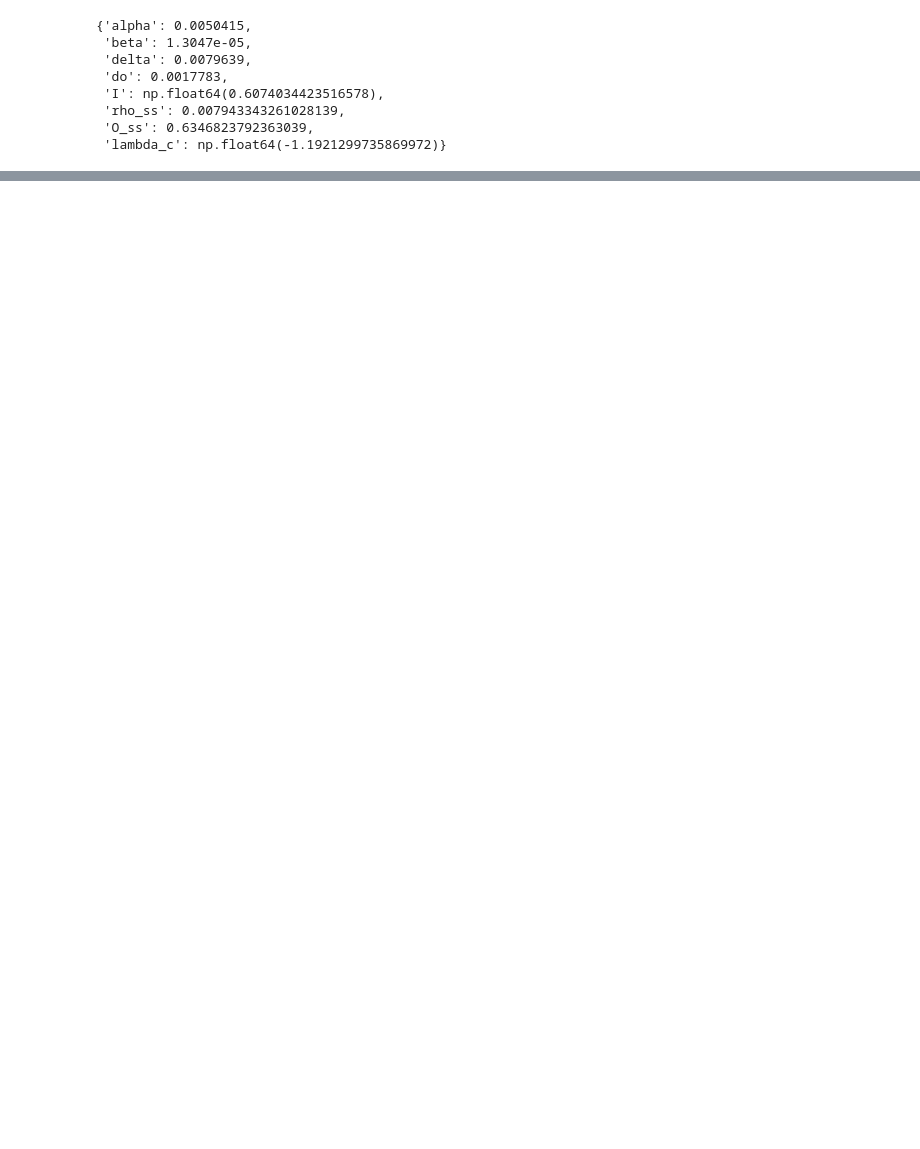
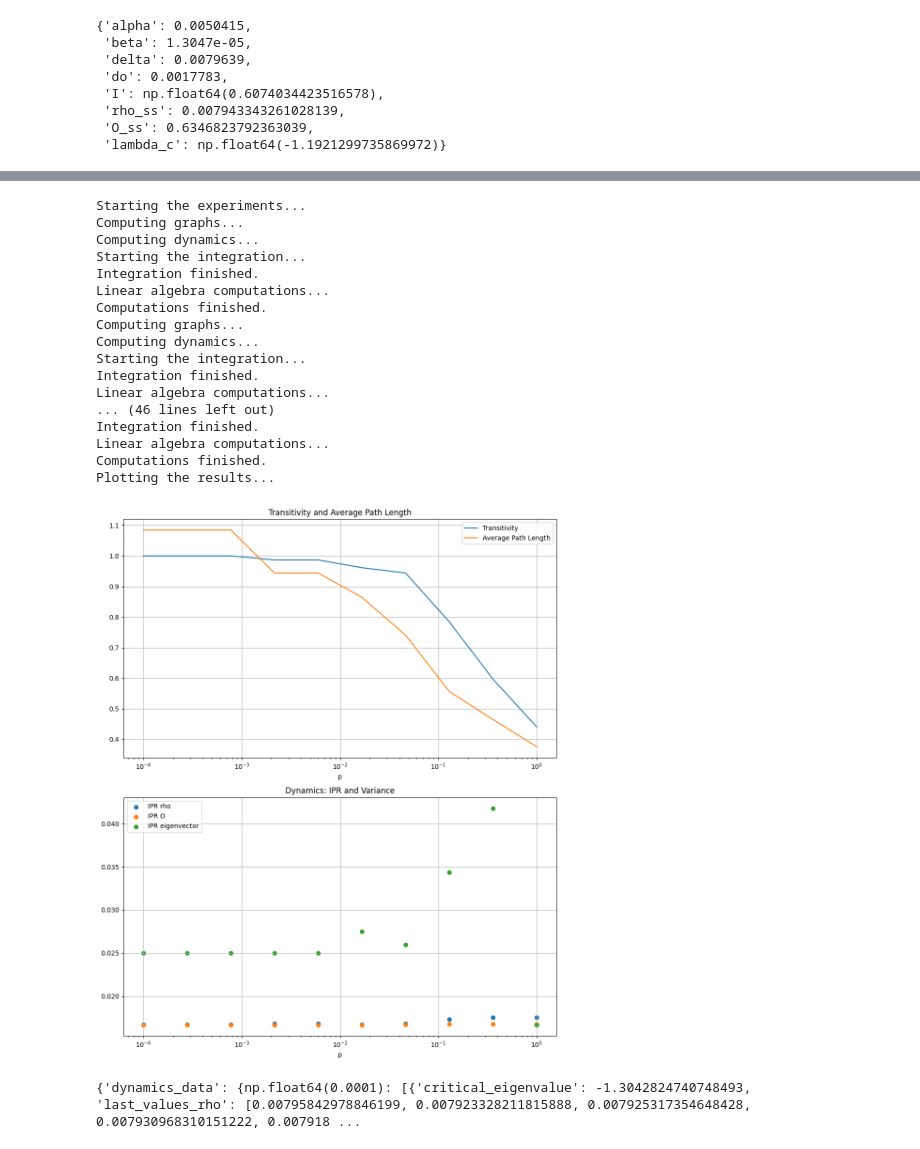
Before and after one commit to ChristianJFG/small_world_criminality, a Jupyter notebook: pipeline.ipynb, the cells around one changed output, grey strips where cells are left out. Drawn from its saved outputs; the diff is of its cells as text; code cells hidden in the pictures; blank space fills up the shorter version.

```diff
--- a/pipeline.ipynb
+++ b/pipeline.ipynb
@@ -68,7 +68,7 @@ def get_dynamics(graph, params, plot=False):
 
     # Time span
     t_span = (0, 1000)
-    t_eval = np.linspace(*t_span, 1000)
+    t_eval = np.linspace(*t_span, 100)
 
     # Solve the system of ODEs
     print("Starting the integration...")
@@ -97,7 +97,7 @@ def get_dynamics(graph, params, plot=False):
     critical_eigenvector = eigenvectors[:, index_lambda_c]
 
 
-    print("Finished computations.")
+
 
     if plot:
 
@@ -139,21 +139,28 @@ def get_dynamics(graph, params, plot=False):
     ipr_O = np.sum(last_values_O**4) / (np.sum(last_values_O**2)**2)
     ipr_eigenvector = np.sum(critical_eigenvector**4) / (np.sum(critical_eigenvector**2)**2)
 
+    # Network average degree
+    k_avg = nx.average_node_connectivity(G)
+
+    print("Computations finished.")
+
+
 
 
 
     # Return the results
     return {
-        'critical_eigenvalue': eigenvalues[index_lambda_c],
-        'last_values_rho': last_values_rho,
-        'last_values_O': last_values_O,
-        'critical_eigenvector': critical_eigenvector,
-        'variance_rho': variance_rho,
-        'variance_O': variance_O,
-        'variance_eigenvector': variance_eigenvector,
-        'ipr_rho': ipr_rho,
-        'ipr_O': ipr_O,
-        'ipr_eigenvector': ipr_eigenvector
+        'critical_eigenvalue': float(eigenvalues[index_lambda_c]),
+        'last_values_rho': last_values_rho.tolist(),
+        'last_values_O': last_values_O.tolist(),
+        'critical_eigenvector': critical_eigenvector.tolist(),
+        'variance_rho': float(variance_rho),
+        'variance_O': float(variance_O),
+        'variance_eigenvector': float(variance_eigenvector),
+        'ipr_rho': float(ipr_rho),
+        'ipr_O': float(ipr_O),
+        'ipr_eigenvector': float(ipr_eigenvector),
+        'k_avg': float(k_avg),
     }
 # %%
 # Create an empty graph
@@ -238,0 +337,23 @@ Finished computations.
+# %%
+experiment = experiments(60, 6, 10, 1, params)
+print(experiment)
+# %% [output]
+Starting the experiments...
+Computing graphs...
+Computing dynamics...
+Starting the integration...
+Integration finished.
+Linear algebra computations...
+Computations finished.
+Computing graphs...
+Computing dynamics...
+Starting the integration...
+Integration finished.
+Linear algebra computations...
+... (46 lines left out)
+Integration finished.
+Linear algebra computations...
+Computations finished.
+Plotting the results...
+[figure, added]
+{'dynamics_data': {np.float64(0.0001): [{'critical_eigenvalue': -1.3042824740748493, 'last_values_rho': [0.00795842978846199, 0.007923328211815888, 0.007925317354648428, 0.007930968310151222, 0.007918 ...
```
Also changed, not shown: parts of 2 cells of this notebook.
